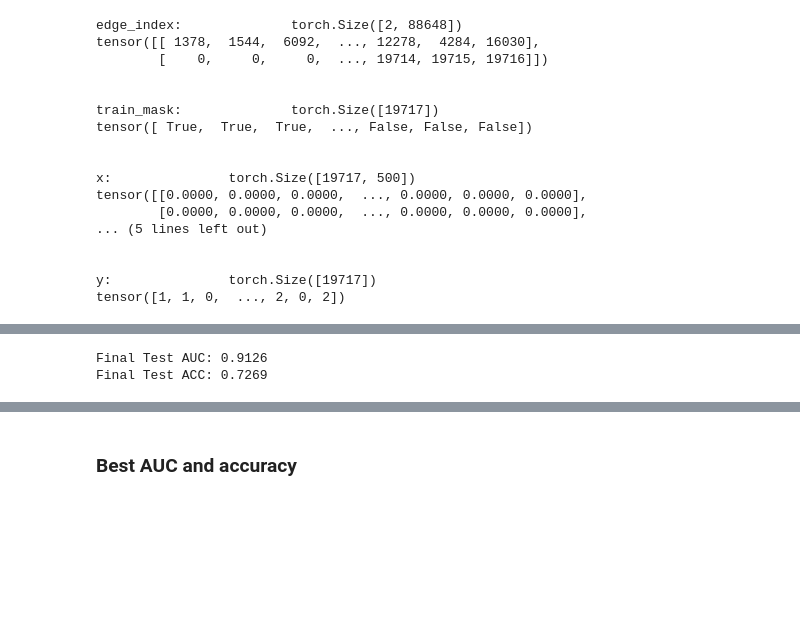
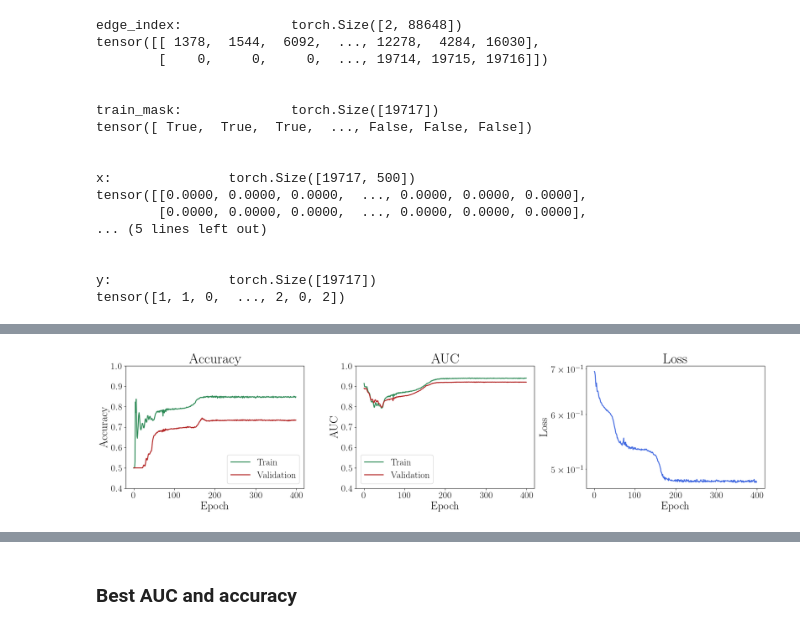
Before and after one commit to paololapo/NetworkReconstruction, a Jupyter notebook: GNN/networkReconstruction.ipynb, the cells around one changed output, grey strips where cells are left out. Saved outputs shown, nothing was run; the diff lists cells and outputs as text; code cells hidden in the pictures; blank space fills up the shorter version.

```diff
--- a/GNN/networkReconstruction.ipynb
+++ b/GNN/networkReconstruction.ipynb
@@ -301,8 +255,8 @@ def customGraphData(g):
 # %% [markdown]
 ## Classes
 # %%
-# Model from the paper
-class Net(torch.nn.Module):
+# Model from the paper (Kipf and Welling)
+class NetConv(torch.nn.Module):
     def __init__(self, in_channels, hidden_channels, out_channels):
         super().__init__()
         self.conv1 = GCNConv(in_channels, hidden_channels)
@@ -592,10 +546,7 @@ class GCNTrainer:
         return train_acc_history, train_auc_history, val_acc_history, val_auc_history, loss_history
 # %%
 # Trainer AE
-from typing import final
-
-
-class GCNTrainer:
+class TrainerAE:
     def __init__(self, model, optimizer, criterion, device='cpu'):
         self.model = model
         self.optimizer = optimizer
@@ -859,20 +1055,20 @@ hidden_channels = 64 # Number of hidden channels
 out_channels = 32 # Number of output features
 
 # Create the model instance
-model = Net(in_channels, hidden_channels, out_channels)
+model = NetConv(in_channels, hidden_channels, out_channels)
 
 # Set optimizer and criterion
 optimizer = torch.optim.Adam(model.parameters(), lr=0.01, weight_decay=5e-4)
 criterion = torch.nn.BCEWithLogitsLoss()
 
 # Initialize trainer
-trainer = GCNTrainer(model=model, optimizer=optimizer, criterion=criterion, device=device)
+trainer = TrainerAE(model=model, optimizer=optimizer, criterion=criterion, device=device)
 
 # Train the model
 train_acc_history, train_auc_history, val_acc_history, val_auc_history, loss_history, run_timestamp = trainer.train_model(
         train_data,
         val_data,
-        epochs=800,
+        epochs=400,
         early_stopping=False,
         early_stopping_patience=200,
         corrupt=False,
@@ -945,10 +1081,14 @@ ax.set_ylim(-0.075, 0.075)
 # %%
-best_model = Net(in_channels, hidden_channels, out_channels).to(device)
+best_model = NetConv(in_channels, hidden_channels, out_channels).to(device)
 best_model.load_state_dict(trainer.best_model_state_dict)
+print(f'The model has {count_parameters(best_model):,} trainable parameters')
+
 # Test the model with the test data
 final_test_acc, final_test_auc = trainer.test(test_data, corrupt=False)
 print(f'Final Test AUC: {final_test_auc:.4f}')
 print(f'Final Test ACC: {final_test_acc:.4f}')
-# %% [output]
-Final Test AUC: 0.9126
-Final Test ACC: 0.7269
+# %%
+fig, ax = plot_training_ts(train_acc_history, train_auc_history, val_acc_history, val_auc_history, loss_history)
+fig.show();
+# %% [output]
+[figure, added]
```
Also changed, not shown: parts of 131 cells of this notebook, 7 other files.
